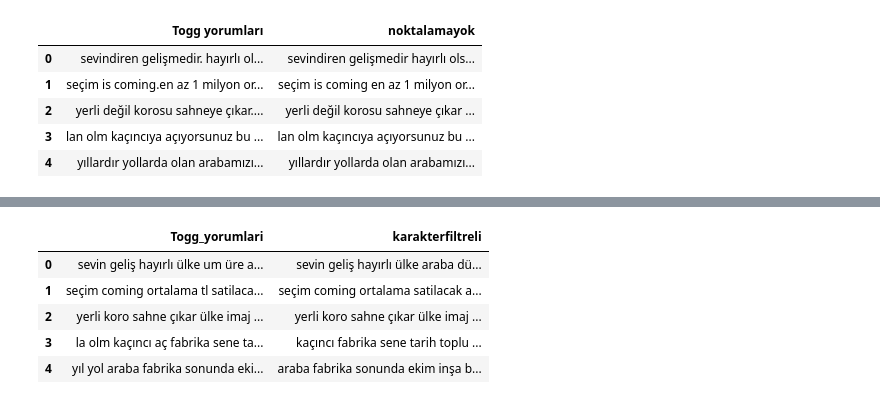
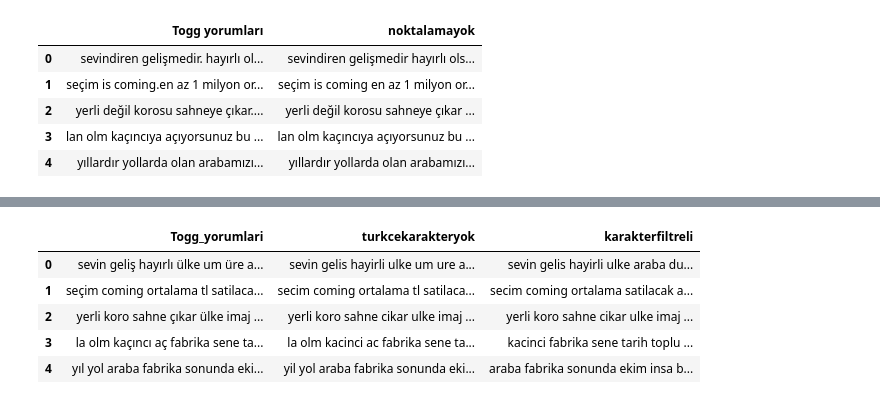
Before and after one commit to sozeriberkay/MLBootcamp, a Jupyter notebook: Berkay_Sozeri_Proje_ML_Bootcamp.ipynb, the cells around one changed output, grey strips where cells are left out. Saved outputs shown, nothing was run; the diff lists cells and outputs as text; code cells hidden in the pictures.

```diff
--- a/Berkay_Sozeri_Proje_ML_Bootcamp.ipynb
+++ b/Berkay_Sozeri_Proje_ML_Bootcamp.ipynb
@@ -94,0 +78,12 @@ data.head()
+# %%
+# KNIME'da Zemberek POS Tagger ve Zemberek Stemmer kullanarak kelimeleri olabildiğince ek'lerinden ayırıyoruz ve
+# yalın haline getiriyoruz.
+data = pd.read_excel("toggknime.xlsx",header=None)
+data.columns=['Togg_yorumlari']
+data['turkcekarakteryok'] = data['Togg_yorumlari'].str.replace('ş','s')
+data['turkcekarakteryok'] = data['turkcekarakteryok'].str.replace('ç','c')
+data['turkcekarakteryok'] = data['turkcekarakteryok'].str.replace('ğ','g')
+data['turkcekarakteryok'] = data['turkcekarakteryok'].str.replace('ı','i')
+data['turkcekarakteryok'] = data['turkcekarakteryok'].str.replace('ü','u')
+data['turkcekarakteryok'] = data['turkcekarakteryok'].str.replace('ö','o')
+data.head()
@@ -95,13 +97,13 @@ data.head()
 # %%
 # aşağıdak kod satirinda ise eğer 3 karakterden az kelimemiz bulunuyorsa kaldırıyorz, çünkü genelde
 # Türkçe'de 3 kelimeden az kelimeler pek bir anlam ifade etmiyor. Zaten köklerini elde etmiştik.
-data['karakterfiltreli'] = data['Togg_yorumlari'].apply(lambda x: ' '.join([word for word in str(x).split() if len(word)>3]))
+data['karakterfiltreli'] = data['turkcekarakteryok'].apply(lambda x: ' '.join([word for word in str(x).split() if len(word)>3]))
 data.head()
 # %% [output]
-|  | Togg_yorumlari | karakterfiltreli |
-| 0 | sevin geliş hayırlı ülke um üre a... | sevin geliş hayırlı ülke araba dü... |
-| 1 | seçim coming ortalama tl satilaca... | seçim coming ortalama satilacak a... |
-| 2 | yerli koro sahne çıkar ülke imaj ... | yerli koro sahne çıkar ülke imaj ... |
-| 3 | la olm kaçıncı aç fabrika sene ta... | kaçıncı fabrika sene tarih toplu ... |
-| 4 | yıl yol araba fabrika sonunda eki... | araba fabrika sonunda ekim inşa b... |
+|  | Togg_yorumlari | turkcekarakteryok | karakterfiltreli |
+| 0 | sevin geliş hayırlı ülke um üre a... | sevin gelis hayirli ulke um ure a... | sevin gelis hayirli ulke araba du... |
+| 1 | seçim coming ortalama tl satilaca... | secim coming ortalama tl satilaca... | secim coming ortalama satilacak a... |
+| 2 | yerli koro sahne çıkar ülke imaj ... | yerli koro sahne cikar ulke imaj ... | yerli koro sahne cikar ulke imaj ... |
+| 3 | la olm kaçıncı aç fabrika sene ta... | la olm kacinci ac fabrika sene ta... | kacinci fabrika sene tarih toplu ... |
+| 4 | yıl yol araba fabrika sonunda eki... | yil yol araba fabrika sonunda eki... | araba fabrika sonunda ekim insa b... |
 # %%
```
Also changed, not shown: parts of 32 cells of this notebook.
